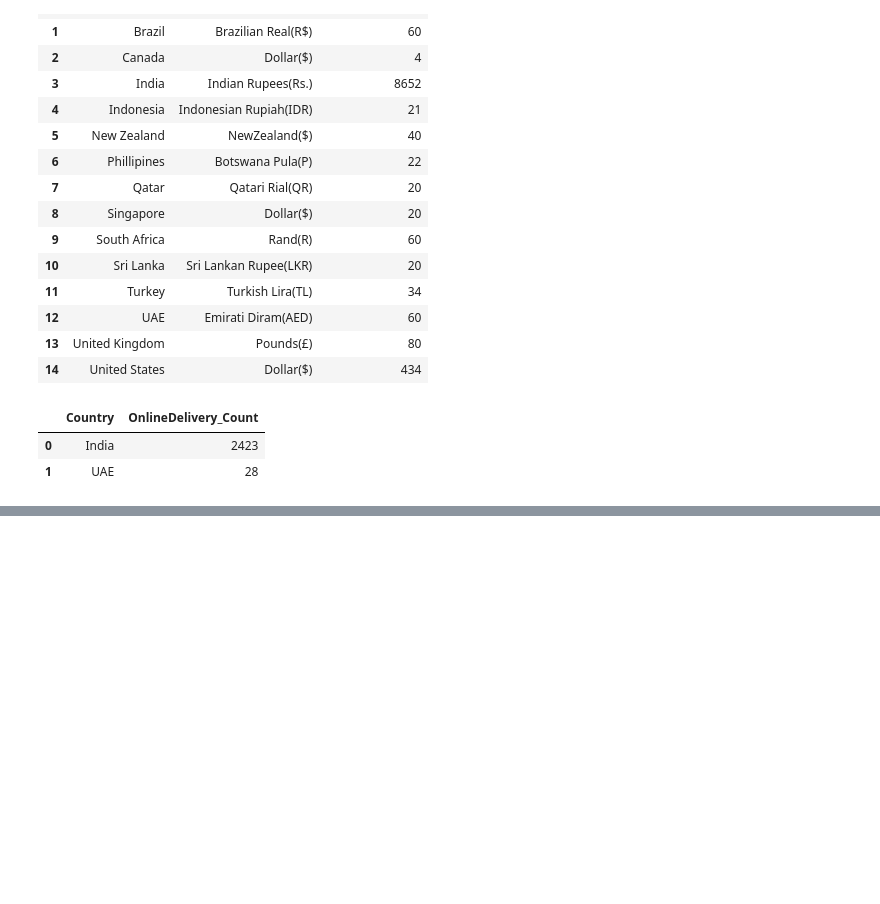
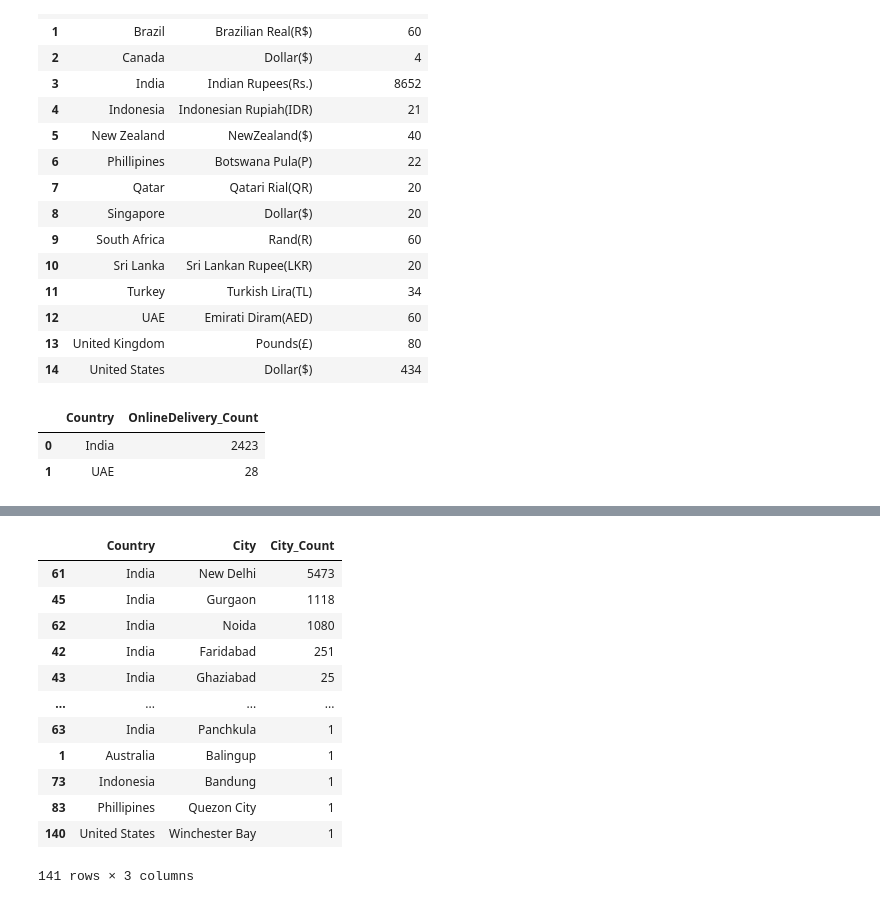
Before and after one commit to ravi0dubey/EDA, a Jupyter notebook: Zomato Dataset Exploratory Data Analysis.ipynb, the cells around one changed output, grey strips where cells are left out. Saved outputs shown, nothing was run; the diff lists cells and outputs as text; code cells hidden in the pictures; blank space fills up the shorter version.

```diff
--- a/Zomato Dataset Exploratory Data Analysis.ipynb
+++ b/Zomato Dataset Exploratory Data Analysis.ipynb
@@ -508,0 +525,19 @@ df_final[df_final['Has Online delivery']=='Yes'].groupby(['Country']).size().res
+# %%
+#City Sorted based on Maximum Transaction
+
+df_city_max= df_final.groupby(['Country','City']).size().reset_index().rename(columns={0:'City_Count'}).sort_values(by = ['City_Count'], ascending=False)
+df_city_max
+# %% [output]
+|  | Country | City | City_Count |
+| 61 | India | New Delhi | 5473 |
+| 45 | India | Gurgaon | 1118 |
+| 62 | India | Noida | 1080 |
+| 42 | India | Faridabad | 251 |
+| 43 | India | Ghaziabad | 25 |
+| ... | ... | ... | ... |
+| 63 | India | Panchkula | 1 |
+| 1 | Australia | Balingup | 1 |
+| 73 | Indonesia | Bandung | 1 |
+| 83 | Phillipines | Quezon City | 1 |
+| 140 | United States | Winchester Bay | 1 |
+141 rows × 3 columns
```
Also changed, not shown: parts of 6 cells of this notebook.
